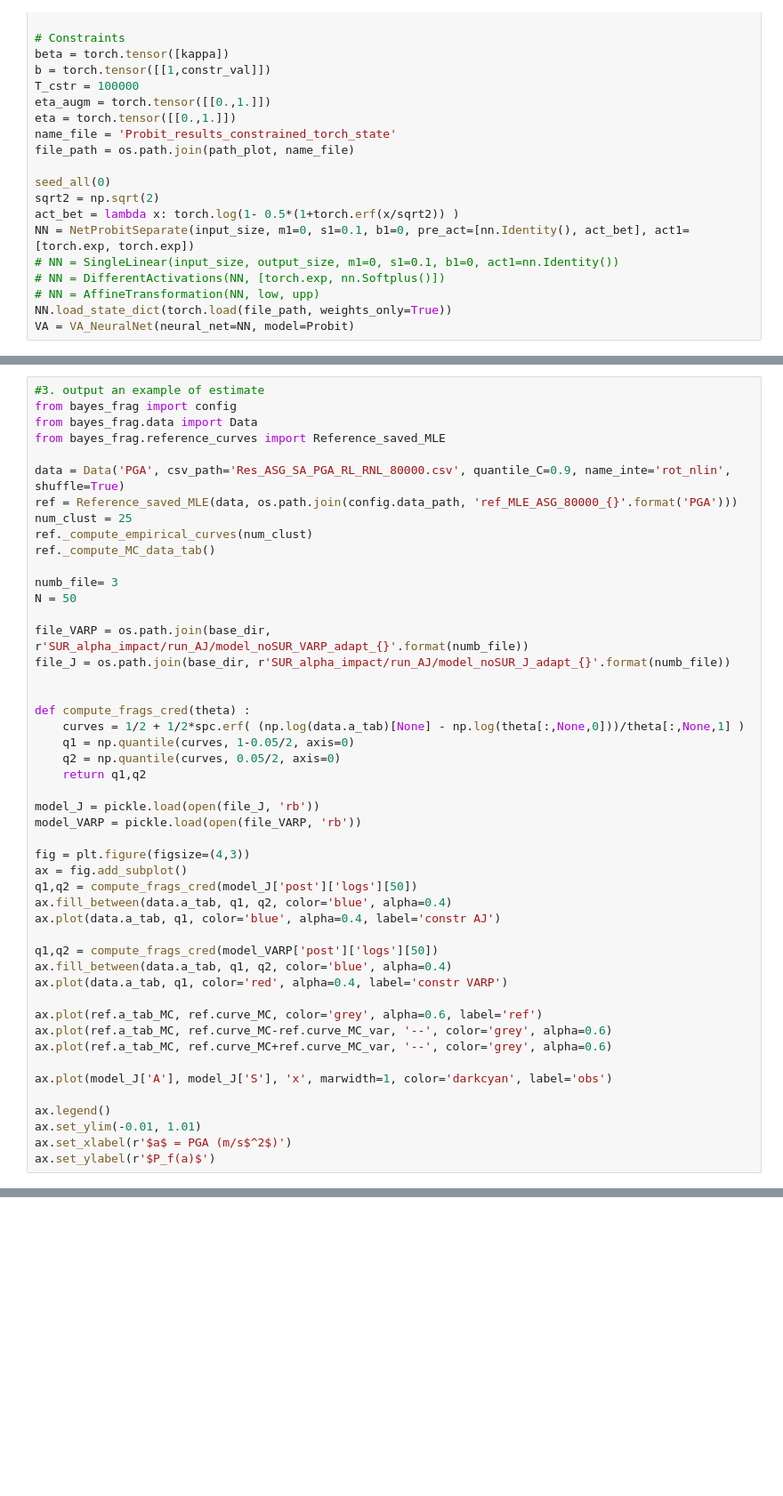
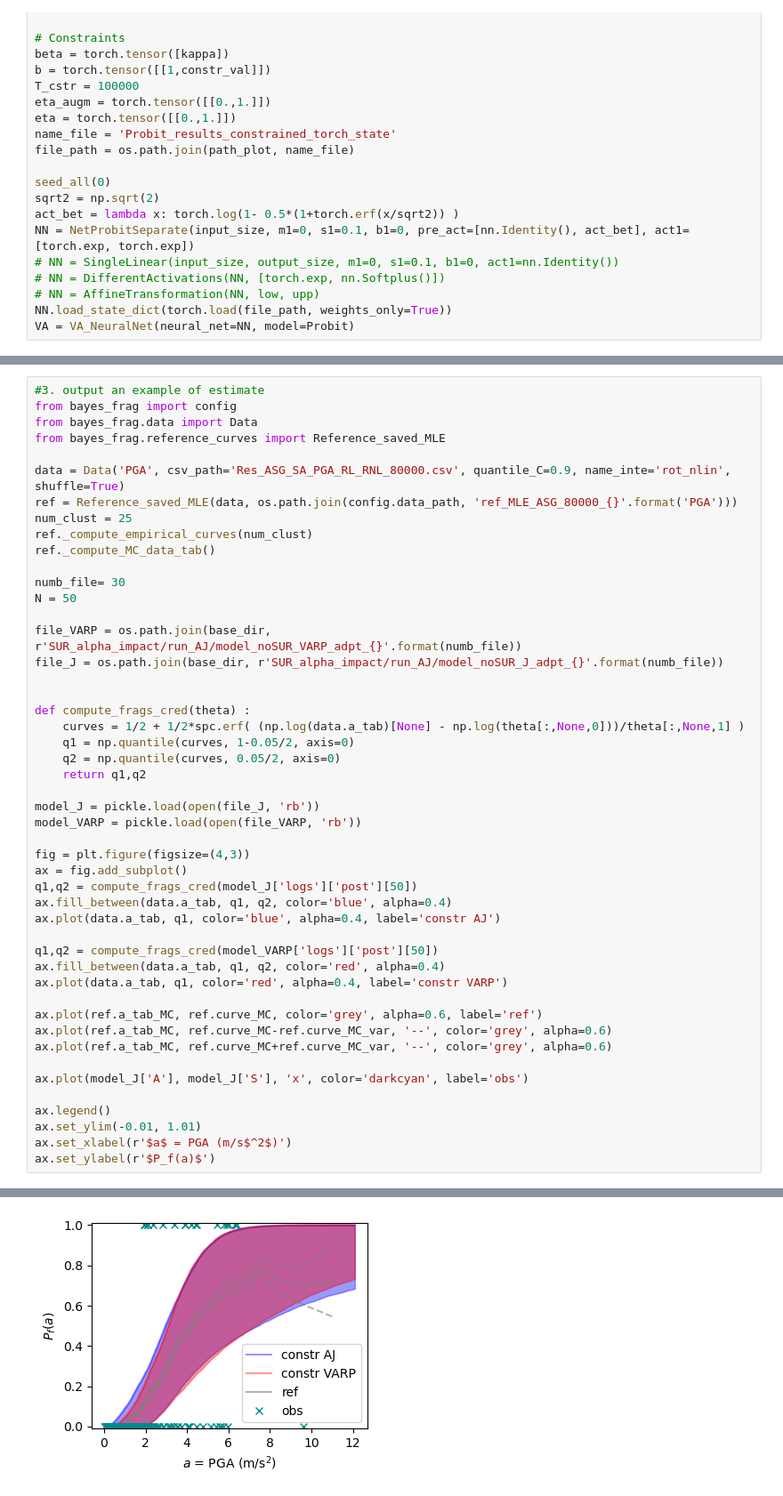
Before and after one commit to vbkantoine/Computo_VA-RP, a Jupyter notebook: frag_est_ASG.ipynb, the cells around one changed output, grey strips where cells are left out. Shown: that part at 89% size. Saved outputs shown, nothing was run; the diff lists cells and outputs as text; blank space fills up the shorter version.

```diff
--- a/frag_est_ASG.ipynb
+++ b/frag_est_ASG.ipynb
@@ -243,11 +261,11 @@ num_clust = 25
 ref._compute_empirical_curves(num_clust)
 ref._compute_MC_data_tab()
 
-numb_file= 3
+numb_file= 30
 N = 50
 
-file_VARP = os.path.join(base_dir, r'SUR_alpha_impact/run_AJ/model_noSUR_VARP_adapt_{}'.format(numb_file))
-file_J = os.path.join(base_dir, r'SUR_alpha_impact/run_AJ/model_noSUR_J_adapt_{}'.format(numb_file))
+file_VARP = os.path.join(base_dir, r'SUR_alpha_impact/run_AJ/model_noSUR_VARP_adpt_{}'.format(numb_file))
+file_J = os.path.join(base_dir, r'SUR_alpha_impact/run_AJ/model_noSUR_J_adpt_{}'.format(numb_file))
 
 
 def compute_frags_cred(theta) :
@@ -261,21 +279,22 @@ model_VARP = pickle.load(open(file_VARP, 'rb'))
 
 fig = plt.figure(figsize=(4,3))
 ax = fig.add_subplot()
-q1,q2 = compute_frags_cred(model_J['post']['logs'][50])
+q1,q2 = compute_frags_cred(model_J['logs']['post'][50])
 ax.fill_between(data.a_tab, q1, q2, color='blue', alpha=0.4)
 ax.plot(data.a_tab, q1, color='blue', alpha=0.4, label='constr AJ')
 
-q1,q2 = compute_frags_cred(model_VARP['post']['logs'][50])
-ax.fill_between(data.a_tab, q1, q2, color='blue', alpha=0.4)
+q1,q2 = compute_frags_cred(model_VARP['logs']['post'][50])
+ax.fill_between(data.a_tab, q1, q2, color='red', alpha=0.4)
 ax.plot(data.a_tab, q1, color='red', alpha=0.4, label='constr VARP')
 
 ax.plot(ref.a_tab_MC, ref.curve_MC, color='grey', alpha=0.6, label='ref')
 ax.plot(ref.a_tab_MC, ref.curve_MC-ref.curve_MC_var, '--', color='grey', alpha=0.6)
 ax.plot(ref.a_tab_MC, ref.curve_MC+ref.curve_MC_var, '--', color='grey', alpha=0.6)
 
-ax.plot(model_J['A'], model_J['S'], 'x', marwidth=1, color='darkcyan', label='obs')
+ax.plot(model_J['A'], model_J['S'], 'x', color='darkcyan', label='obs')
 
 ax.legend()
 ax.set_ylim(-0.01, 1.01)
 ax.set_xlabel(r'$a$ = PGA (m/s$^2$)')
 ax.set_ylabel(r'$P_f(a)$')
+# %% [output]
@@ -281,0 +302 @@ ax.set_ylabel(r'$P_f(a)$')
+[figure, added]
```
Also changed, not shown: parts of 8 cells of this notebook, 46 other files.
